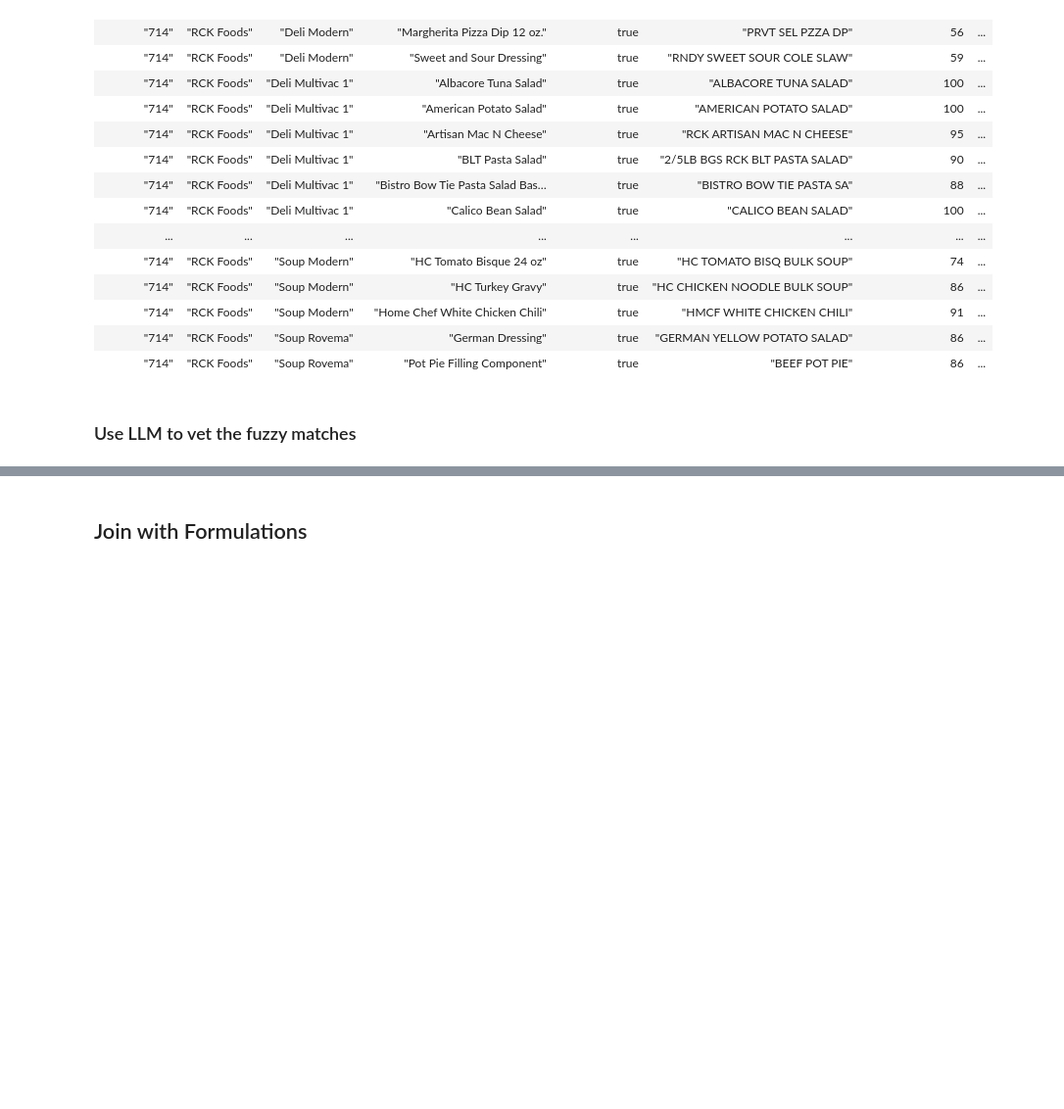
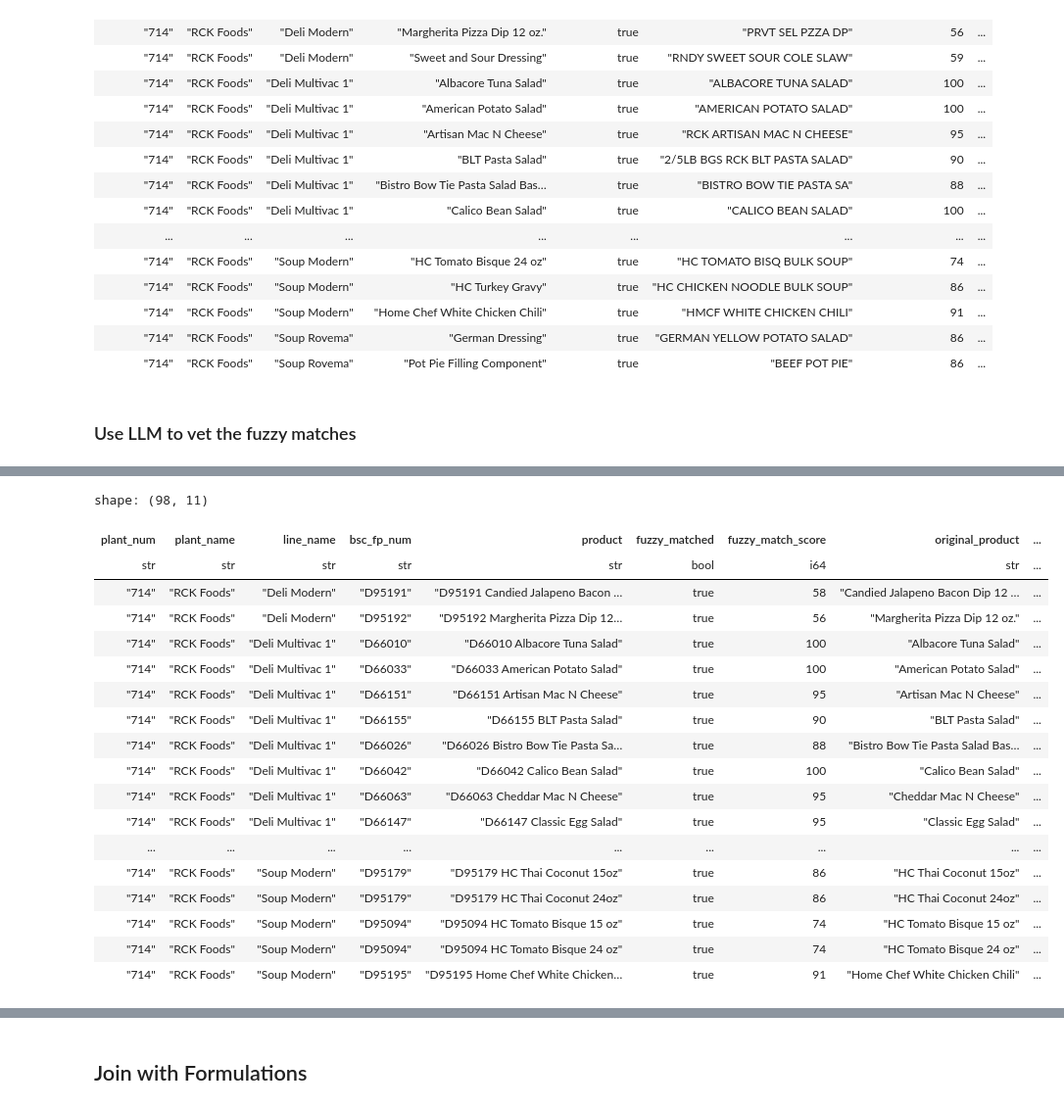
Before and after one commit to 8451LLC/labs-mfg-capabilities, a Jupyter notebook: nbs/prepare_data/join_with_formulations.ipynb, the cells around one changed output, grey strips where cells are left out. Shown at 98% size. Saved outputs shown, nothing was run; the diff lists cells and outputs as text; code cells hidden in the pictures; blank space fills up the shorter version.

```diff
--- a/nbs/prepare_data/join_with_formulations.ipynb
+++ b/nbs/prepare_data/join_with_formulations.ipynb
@@ -375,3 +380,32 @@ shape: (673, 11)
 | "714" | "RCK Foods" | "Soup Modern" | "D95195" | "D95195 Home Chef White Chicken… | true | 91 | "Home Chef White Chicken Chili" | ... |
 | "714" | "RCK Foods" | "Soup Rovema" | "D66035" | "D66035 German Dressing" | true | 86 | "German Dressing" | ... |
 | "714" | "RCK Foods" | "Soup Rovema" | "D65989" | "D65989 Pot Pie Filling Compone… | true | 86 | "Pot Pie Filling Component" | ... |
+# %%
+good_matches = (
+    products_final
+    .filter(
+        (pl.col("fuzzy_match_score") >= 90) |
+        (pl.col("llm_confidence") >= 5)
+    )
+)
+display(good_matches)
+# %% [output]
+shape: (98, 11)
+| plant_num | plant_name | line_name | bsc_fp_num | product | fuzzy_matched | fuzzy_match_score | original_product | ... |
+| str | str | str | str | str | bool | i64 | str | ... |
+| "714" | "RCK Foods" | "Deli Modern" | "D95191" | "D95191 Candied Jalapeno Bacon … | true | 58 | "Candied Jalapeno Bacon Dip 12 … | ... |
+| "714" | "RCK Foods" | "Deli Modern" | "D95192" | "D95192 Margherita Pizza Dip 12… | true | 56 | "Margherita Pizza Dip 12 oz." | ... |
+| "714" | "RCK Foods" | "Deli Multivac 1" | "D66010" | "D66010 Albacore Tuna Salad" | true | 100 | "Albacore Tuna Salad" | ... |
+| "714" | "RCK Foods" | "Deli Multivac 1" | "D66033" | "D66033 American Potato Salad" | true | 100 | "American Potato Salad" | ... |
+| "714" | "RCK Foods" | "Deli Multivac 1" | "D66151" | "D66151 Artisan Mac N Cheese" | true | 95 | "Artisan Mac N Cheese" | ... |
+| "714" | "RCK Foods" | "Deli Multivac 1" | "D66155" | "D66155 BLT Pasta Salad" | true | 90 | "BLT Pasta Salad" | ... |
+| "714" | "RCK Foods" | "Deli Multivac 1" | "D66026" | "D66026 Bistro Bow Tie Pasta Sa… | true | 88 | "Bistro Bow Tie Pasta Salad Bas… | ... |
+| "714" | "RCK Foods" | "Deli Multivac 1" | "D66042" | "D66042 Calico Bean Salad" | true | 100 | "Calico Bean Salad" | ... |
+| "714" | "RCK Foods" | "Deli Multivac 1" | "D66063" | "D66063 Cheddar Mac N Cheese" | true | 95 | "Cheddar Mac N Cheese" | ... |
+| "714" | "RCK Foods" | "Deli Multivac 1" | "D66147" | "D66147 Classic Egg Salad" | true | 95 | "Classic Egg Salad" | ... |
+| ... | ... | ... | ... | ... | ... | ... | ... | ... |
+| "714" | "RCK Foods" | "Soup Modern" | "D95179" | "D95179 HC Thai Coconut 15oz" | true | 86 | "HC Thai Coconut 15oz" | ... |
+| "714" | "RCK Foods" | "Soup Modern" | "D95179" | "D95179 HC Thai Coconut 24oz" | true | 86 | "HC Thai Coconut 24oz" | ... |
+| "714" | "RCK Foods" | "Soup Modern" | "D95094" | "D95094 HC Tomato Bisque 15 oz" | true | 74 | "HC Tomato Bisque 15 oz" | ... |
+| "714" | "RCK Foods" | "Soup Modern" | "D95094" | "D95094 HC Tomato Bisque 24 oz" | true | 74 | "HC Tomato Bisque 24 oz" | ... |
+| "714" | "RCK Foods" | "Soup Modern" | "D95195" | "D95195 Home Chef White Chicken… | true | 91 | "Home Chef White Chicken Chili" | ... |
```
Also changed, not shown: parts of 12 cells of this notebook.
